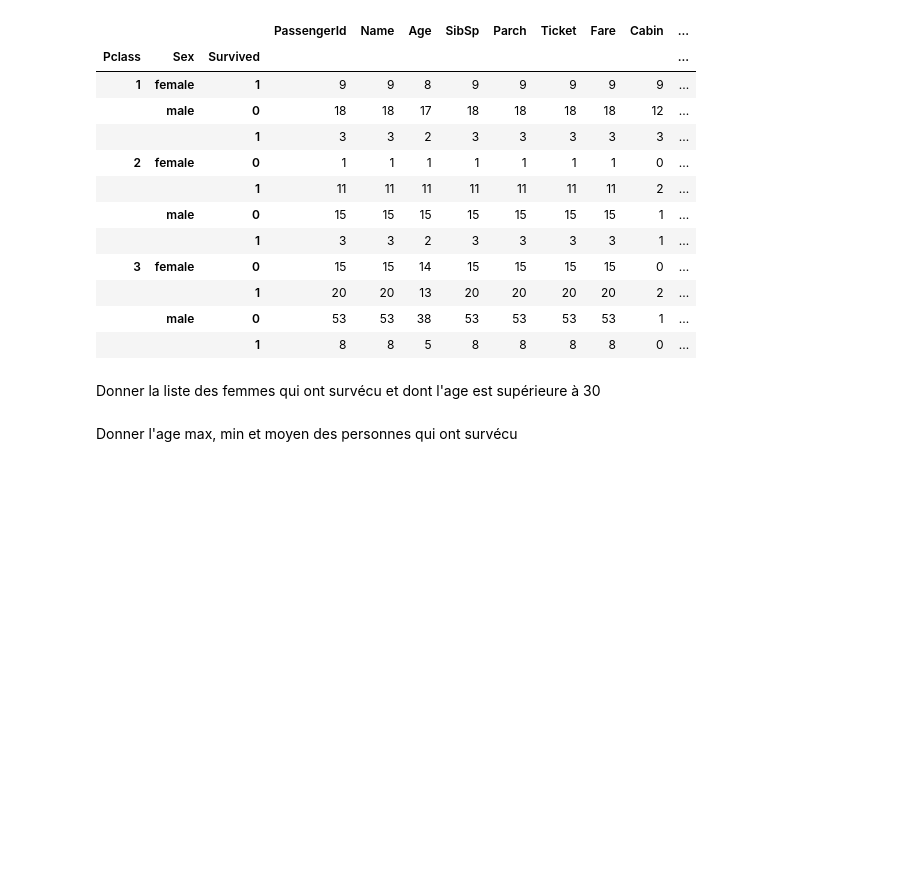
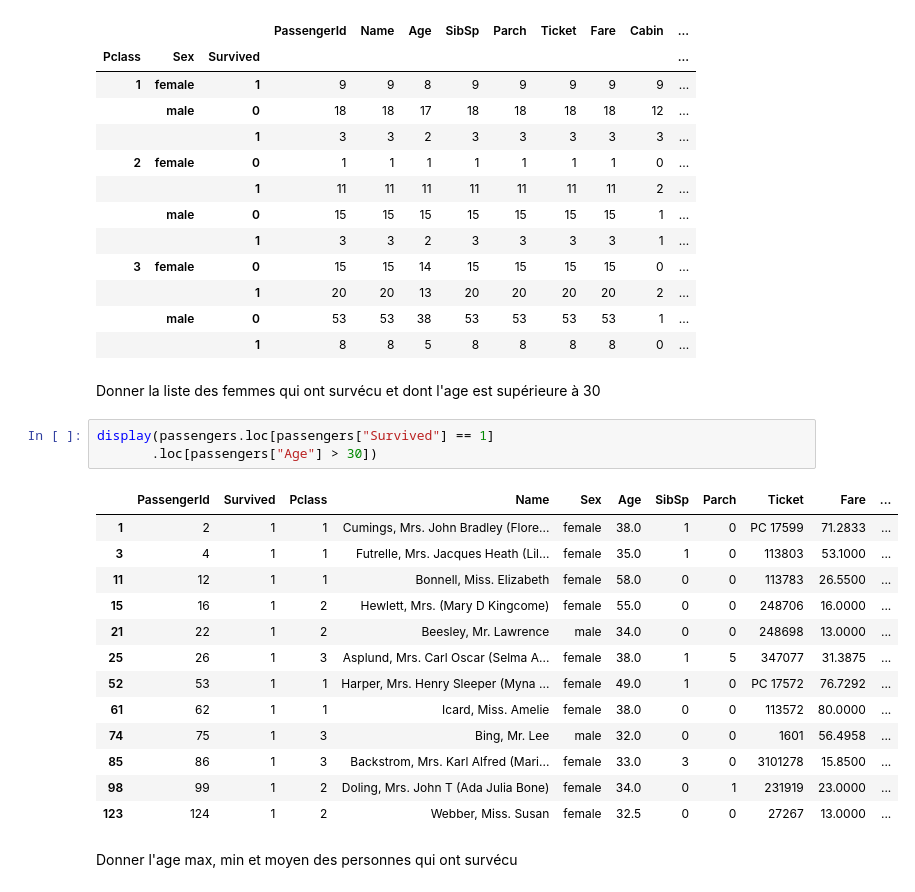
Before and after one commit to TDiGiovanni/TP, a Jupyter notebook: M1/Science_des_donnees/TP1/TP1.ipynb, the cells around one changed output. Drawn from its saved outputs; the diff is of its cells as text; blank space fills up the shorter version.

```diff
--- a/M1/Science_des_donnees/TP1/TP1.ipynb
+++ b/M1/Science_des_donnees/TP1/TP1.ipynb
@@ -172,5 +177,22 @@ display(passengers.groupby(["Pclass", "Sex", "Survived"]).count())
 |  |  | 1 | 8 | 8 | 5 | 8 | 8 | 8 | 8 | 0 | ... |
 # %% [markdown]
 Donner la liste des femmes qui ont survécu et dont l'age est supérieure à 30
+# %%
+display(passengers.loc[passengers["Survived"] == 1]
+       .loc[passengers["Age"] > 30])
+# %% [output]
+|  | PassengerId | Survived | Pclass | Name | Sex | Age | SibSp | Parch | Ticket | Fare | ... |
+| 1 | 2 | 1 | 1 | Cumings, Mrs. John Bradley (Flore... | female | 38.0 | 1 | 0 | PC 17599 | 71.2833 | ... |
+| 3 | 4 | 1 | 1 | Futrelle, Mrs. Jacques Heath (Lil... | female | 35.0 | 1 | 0 | 113803 | 53.1000 | ... |
+| 11 | 12 | 1 | 1 | Bonnell, Miss. Elizabeth | female | 58.0 | 0 | 0 | 113783 | 26.5500 | ... |
+| 15 | 16 | 1 | 2 | Hewlett, Mrs. (Mary D Kingcome) | female | 55.0 | 0 | 0 | 248706 | 16.0000 | ... |
+| 21 | 22 | 1 | 2 | Beesley, Mr. Lawrence | male | 34.0 | 0 | 0 | 248698 | 13.0000 | ... |
+| 25 | 26 | 1 | 3 | Asplund, Mrs. Carl Oscar (Selma A... | female | 38.0 | 1 | 5 | 347077 | 31.3875 | ... |
+| 52 | 53 | 1 | 1 | Harper, Mrs. Henry Sleeper (Myna ... | female | 49.0 | 1 | 0 | PC 17572 | 76.7292 | ... |
+| 61 | 62 | 1 | 1 | Icard, Miss. Amelie | female | 38.0 | 0 | 0 | 113572 | 80.0000 | ... |
+| 74 | 75 | 1 | 3 | Bing, Mr. Lee | male | 32.0 | 0 | 0 | 1601 | 56.4958 | ... |
+| 85 | 86 | 1 | 3 | Backstrom, Mrs. Karl Alfred (Mari... | female | 33.0 | 3 | 0 | 3101278 | 15.8500 | ... |
+| 98 | 99 | 1 | 2 | Doling, Mrs. John T (Ada Julia Bone) | female | 34.0 | 0 | 1 | 231919 | 23.0000 | ... |
+| 123 | 124 | 1 | 2 | Webber, Miss. Susan | female | 32.5 | 0 | 0 | 27267 | 13.0000 | ... |
 # %% [markdown]
 Donner l'age max, min et moyen des personnes qui ont survécu
```
Also changed, not shown: parts of 10 cells of this notebook.
